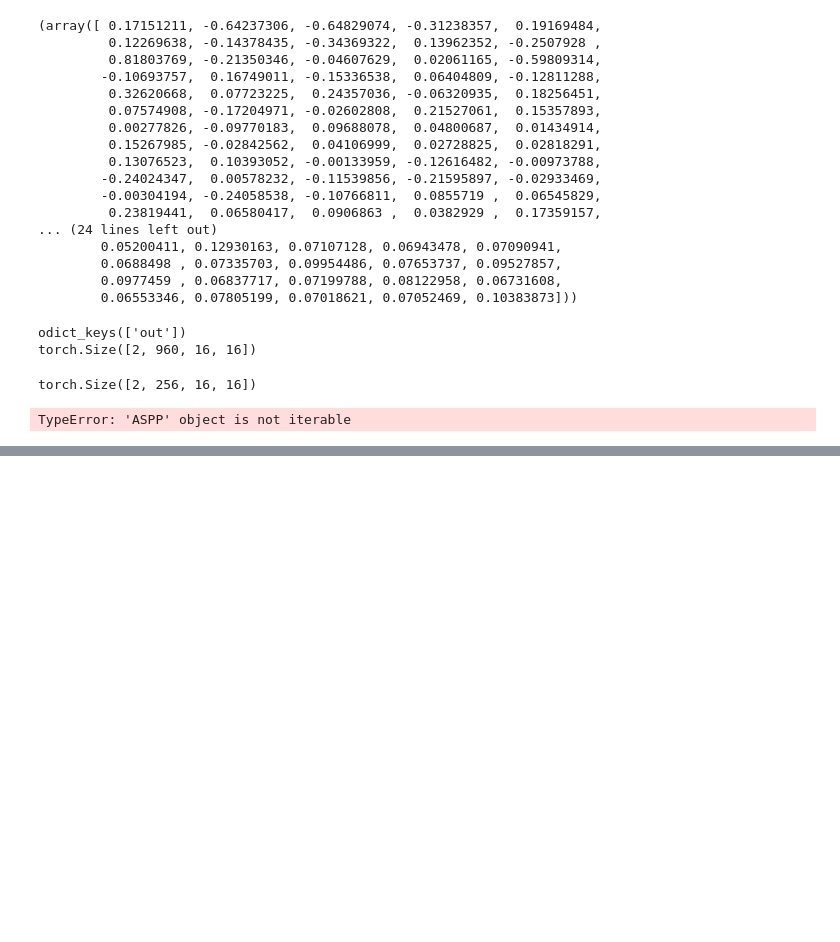
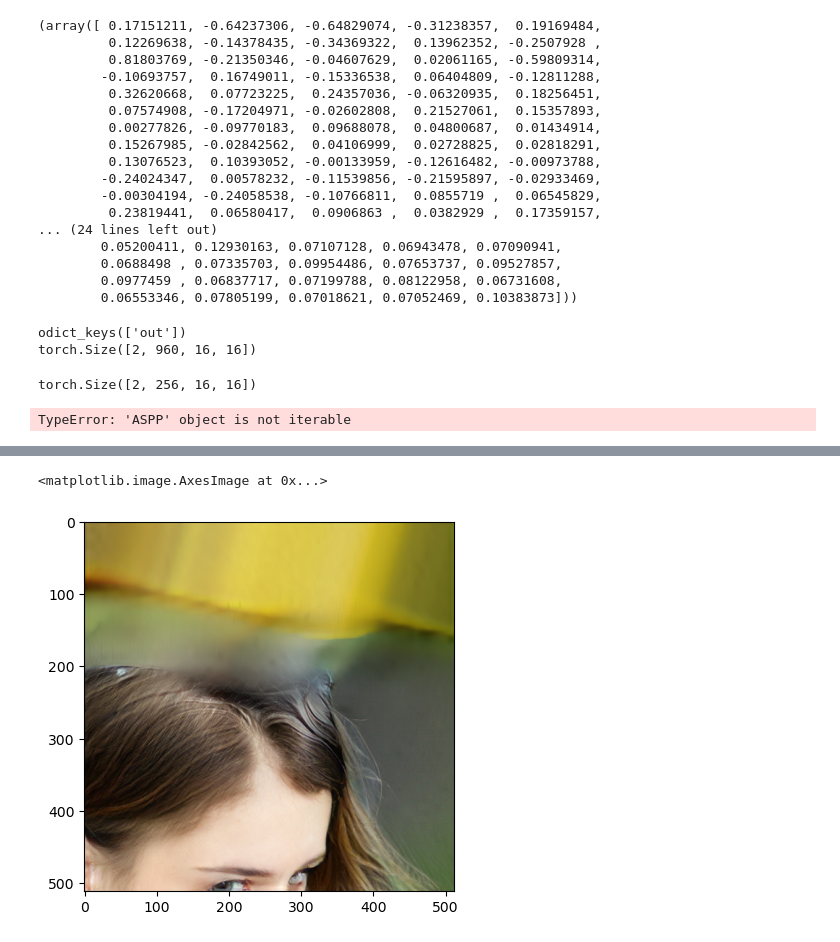
Before and after one commit to wamiq-reyaz/diffusion_face, a Jupyter notebook: notebooks/demo.ipynb, the cells around one changed output, grey strips where cells are left out. Saved outputs shown, nothing was run; the diff lists cells and outputs as text; code cells hidden in the pictures; blank space fills up the shorter version.

```diff
--- a/notebooks/demo.ipynb
+++ b/notebooks/demo.ipynb
@@ -1129,0 +1159,5 @@ TypeError: 'ASPP' object is not iterable
+# %%
+plt.imshow(base_pil)
+# %% [output]
+<matplotlib.image.AxesImage at 0x...>
+[figure, added]
```
Also changed, not shown: parts of 7 cells of this notebook, 12 other files.
